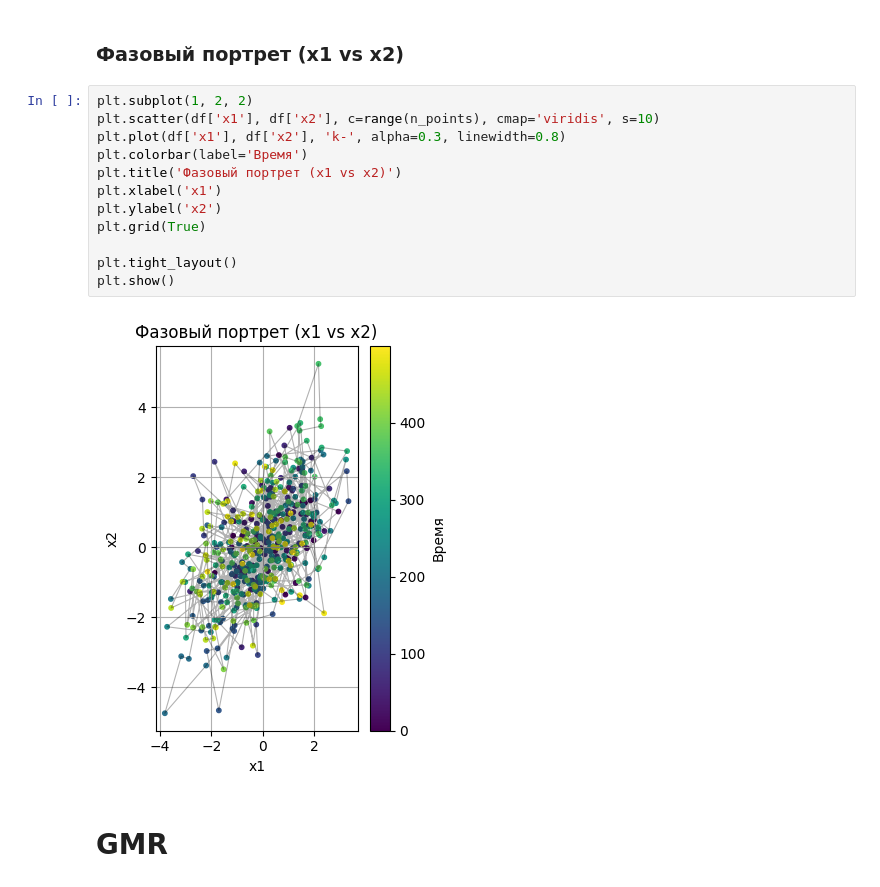
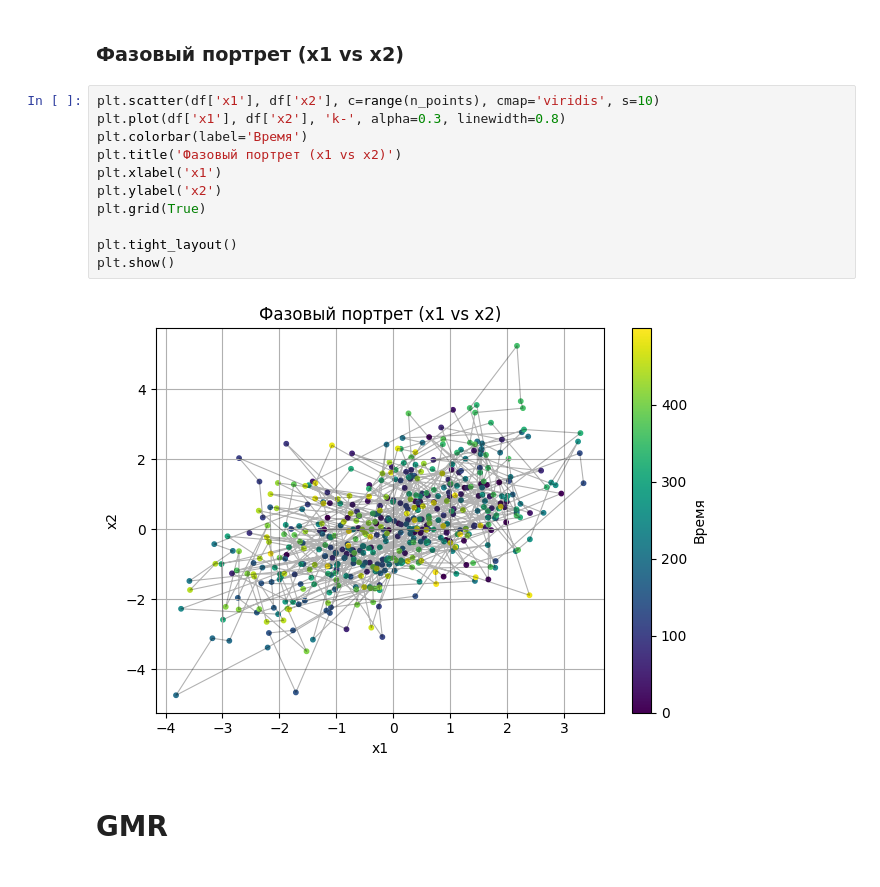
Before and after one commit to AnfimovAleksandr/mag_diploma, a Jupyter notebook: synthetic_500/simple_VAR.ipynb, the cells around one changed output. Cells and saved outputs as stored; diff of their text form.

```diff
--- a/synthetic_500/simple_VAR.ipynb
+++ b/synthetic_500/simple_VAR.ipynb
@@ -82,19 +103,18 @@ plt.grid(True)
 # %% [markdown]
 ### Фазовый портрет (x1 vs x2)
 # %%
-plt.subplot(1, 2, 2)
 plt.scatter(df['x1'], df['x2'], c=range(n_points), cmap='viridis', s=10)
 plt.plot(df['x1'], df['x2'], 'k-', alpha=0.3, linewidth=0.8)
 plt.colorbar(label='Время')
 plt.title('Фазовый портрет (x1 vs x2)')
 plt.xlabel('x1')
 plt.ylabel('x2')
 plt.grid(True)
 
 plt.tight_layout()
 plt.show()
 # %% [output]
-[figure, old version]
+[figure, new version]
 # %% [markdown]
 # GMR
 # %% [markdown]
```
Also changed, not shown: parts of 42 cells of this notebook, 1 other file.
